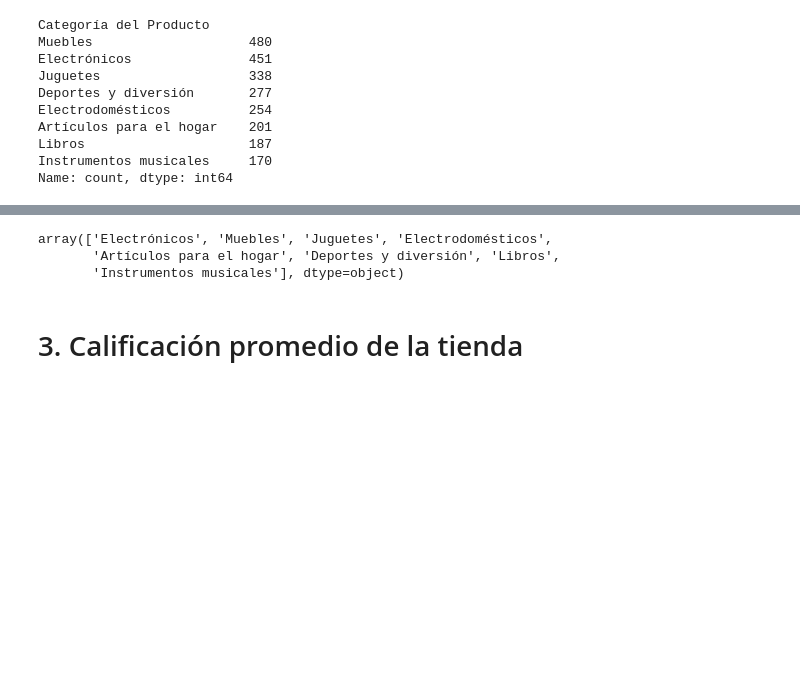
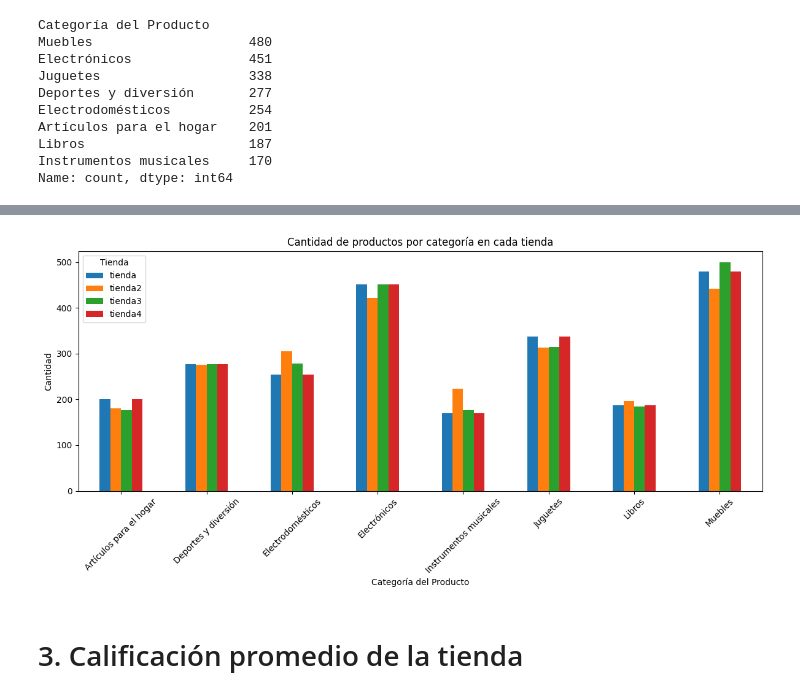
Before and after one commit to Alfonso-Jesus-Garcia-Moya/Challenge_1_Python_para_Data_Science_Challenge_Alura_Store, a Jupyter notebook: AluraStoreLatam.ipynb, the cells around one changed output, grey strips where cells are left out. Saved outputs shown, nothing was run; the diff lists cells and outputs as text; code cells hidden in the pictures; blank space fills up the shorter version.

```diff
--- a/AluraStoreLatam.ipynb
+++ b/AluraStoreLatam.ipynb
@@ -145,7 +145,7 @@ Index(['Producto', 'Categoría del Producto', 'Precio', 'Costo de envío',
 # %%
 # Para continuar con el analisis de todas las tiendas, crearé un diccionario de diccionarios vacio para las ventas por categorai de cada tienda.
 
-ventas_por_categorai_por_tienda = {
+ventas_por_categoria_por_tienda = {
     "tienda": {},
     "tienda2": {},
     "tienda3": {},
@@ -183,6 +183,8 @@ Name: count, dtype: int64
 # %%
 # Hare iterable la funcion anterior para cada dataframe de cada tienda.
 
-for tienda in tiendas_df:
-  categorias_diferentes = tienda["Categoría del Producto"].unique()
-  suma_de_ventas_por_categoria = tienda["Categoría del Producto"].value_counts()
+for i, tienda in enumerate(tiendas_df):
+    nombre_tienda = nombres_tiendas[i]  # Obtener el nombre de la tienda correspondiente
+    suma_de_ventas_por_categoria = tienda["Categoría del Producto"].value_counts()
+    ventas_por_categoria_por_tienda[nombre_tienda] = suma_de_ventas_por_categoria # Asignar al diccionario por nombre de tienda
+ventas_por_categoria_por_tienda
@@ -189,9 +209,19 @@ for tienda in tiendas_df:
-# %%
-categorias_diferentes
-# %% [output]
-array(['Electrónicos', 'Muebles', 'Juguetes', 'Electrodomésticos',
-       'Artículos para el hogar', 'Deportes y diversión', 'Libros',
-       'Instrumentos musicales'], dtype=object)
+# %%
+# Definimos el diccionario como dataframe
+
+dataframe_de_diccionario_obtenido_de_ventas_por_categoria_por_tienda = pd.DataFrame(ventas_por_categoria_por_tienda)
+
+# Crear gráfico
+dataframe_de_diccionario_obtenido_de_ventas_por_categoria_por_tienda.plot(kind="bar", figsize=(12, 6))
+plt.title("Cantidad de productos por categoría en cada tienda")
+plt.ylabel("Cantidad")
+plt.xlabel("Categoría del Producto")
+plt.xticks(rotation=45)
+plt.tight_layout()
+plt.legend(title="Tienda")
+plt.show()
+# %% [output]
+[figure, added]
 # %% [markdown]
 # 3. Calificación promedio de la tienda
 # %% [markdown]
```
Also changed, not shown: parts of 1 cell of this notebook.
